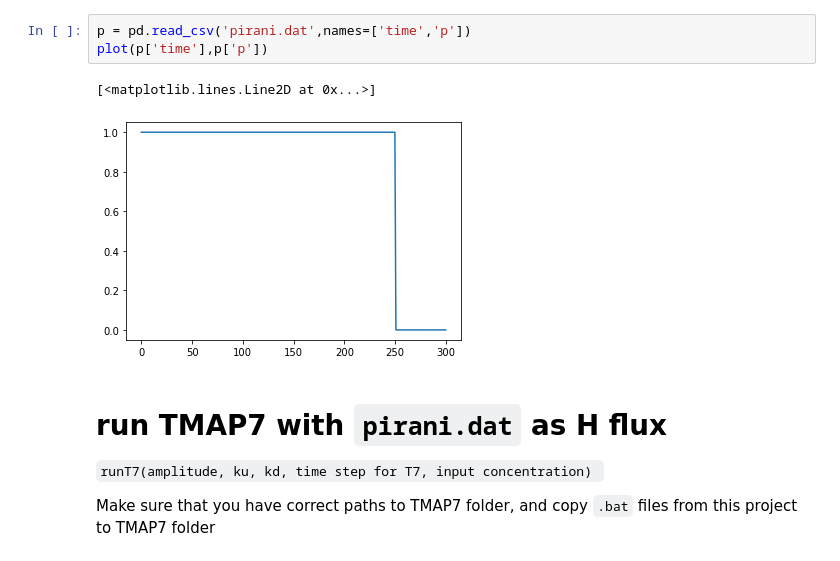
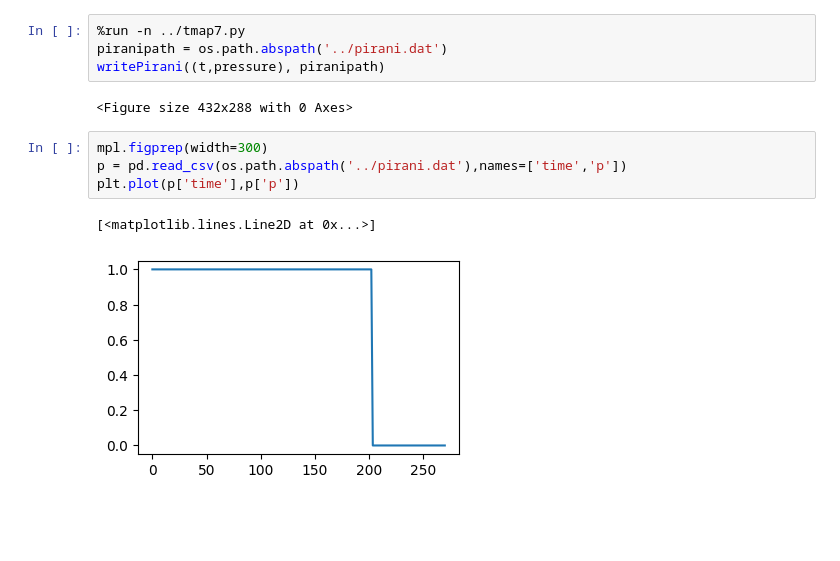
Before and after one commit to Kshora/pytmap7, a Jupyter notebook: examples/example.ipynb, the cells around one changed output. Drawn from its saved outputs; the diff is of its cells as text; blank space fills up the shorter version.

Commit message:
Fixed TMAP7. Put all in a class.

```diff
--- a/examples/example.ipynb
+++ b/examples/example.ipynb
@@ -17,11 +21,13 @@ writePirani((t,p),'pirani.dat')
+# %%
+%run -n ../tmap7.py
+piranipath = os.path.abspath('../pirani.dat')
+writePirani((t,pressure), piranipath)
+# %% [output]
+<Figure size 432x288 with 0 Axes>
 # %%
-p = pd.read_csv('pirani.dat',names=['time','p'])
-plot(p['time'],p['p'])
+mpl.figprep(width=300)
+p = pd.read_csv(os.path.abspath('../pirani.dat'),names=['time','p'])
+plt.plot(p['time'],p['p'])
 # %% [output]
 [<matplotlib.lines.Line2D at 0x...>]
-[figure, old version]
+[figure, new version]
-# %% [markdown]
-# run TMAP7 with `pirani.dat` as H flux
-`runT7(amplitude, ku, kd, time step for T7, input concentration) `
-
-Make sure that you have correct paths to TMAP7 folder, and copy `.bat` files from this project to TMAP7 folder
```
Also changed, not shown: parts of 13 cells of this notebook, 5 other files.
